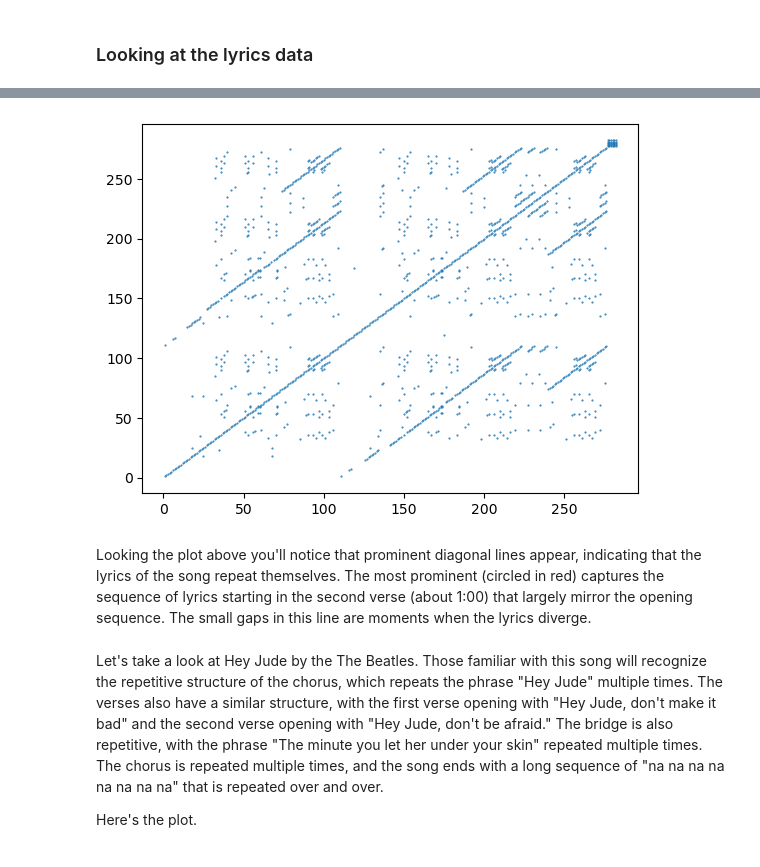
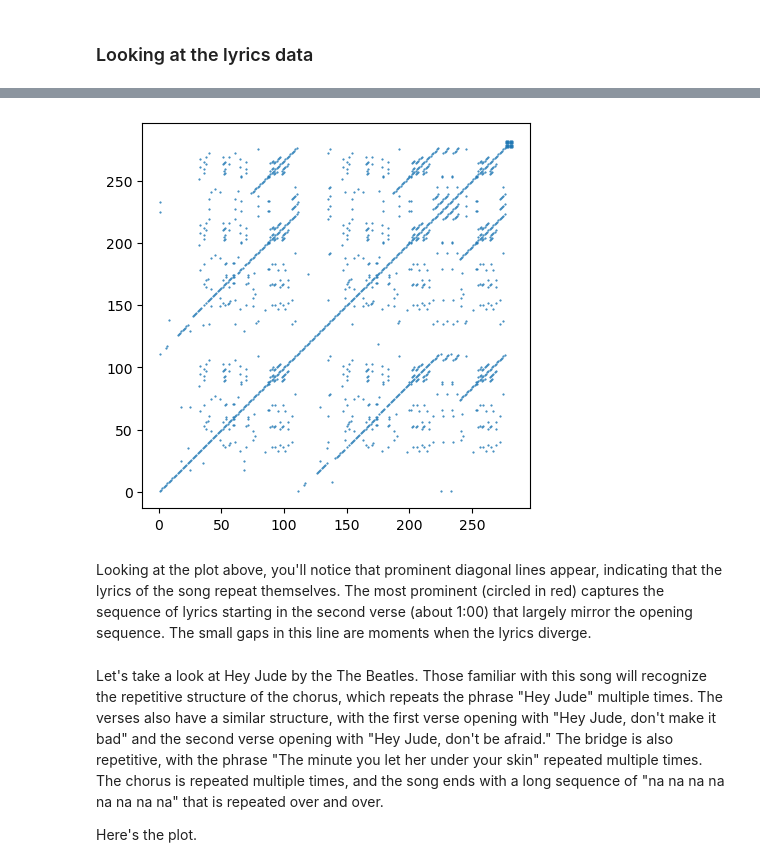
Before and after one commit to tehrandavis/auto_rqa, a Jupyter notebook: src/auto_recurrence.ipynb, the cells around one changed output, grey strips where cells are left out. Saved outputs shown, nothing was run; the diff lists cells and outputs as text; code cells hidden in the pictures.

```diff
--- a/src/auto_recurrence.ipynb
+++ b/src/auto_recurrence.ipynb
@@ -210,16 +234,21 @@ Here is the resulting recurrence plot for the song "Desperado" by Rihanna. This
 # %%
+using DynamicalSystems
+
 lyrics_series = track_info["Desperado"]["word_series"];
 
-RP = RecurrenceMatrix(lyrics_series, .01);
-#using Plots;
+radius = .01;
+
+RP = RecurrenceMatrix(lyrics_series, radius);
+
+fig, axs = subplots(1, 1, figsize=(5, 5));
 
 # recurrence plot
 xs, ys = coordinates(RP);
-rec_plot = PyPlot.scatter(xs, ys, s = 1, marker=".");
+axs.scatter(xs, ys, s = 1, marker=".");
 # %% [output]
-[figure, old version]
+[figure, new version]
 # %% [markdown]
-Looking the plot above you'll notice that prominent diagonal lines appear, indicating that the lyrics of the song repeat themselves. The most prominent (circled in red) captures the sequence of lyrics starting in the second verse (about 1:00) that largely mirror the opening sequence. The small gaps in this line are moments when the lyrics diverge.
+Looking at the plot above, you'll notice that prominent diagonal lines appear, indicating that the lyrics of the song repeat themselves. The most prominent (circled in red) captures the sequence of lyrics starting in the second verse (about 1:00) that largely mirror the opening sequence. The small gaps in this line are moments when the lyrics diverge.
 # %% [markdown]
 Let's take a look at Hey Jude by the The Beatles. Those familiar with this song will recognize the repetitive structure of the chorus, which repeats the phrase "Hey Jude" multiple times. The verses also have a similar structure, with the first verse opening with "Hey Jude, don't make it bad" and the second verse opening with "Hey Jude, don't be afraid." The bridge is also repetitive, with the phrase "The minute you let her under your skin" repeated multiple times. The chorus is repeated multiple times, and the song ends with a long sequence of "na na na na na na na na" that is repeated over and over.
 
```
Also changed, not shown: parts of 55 cells of this notebook, 27 other files.
